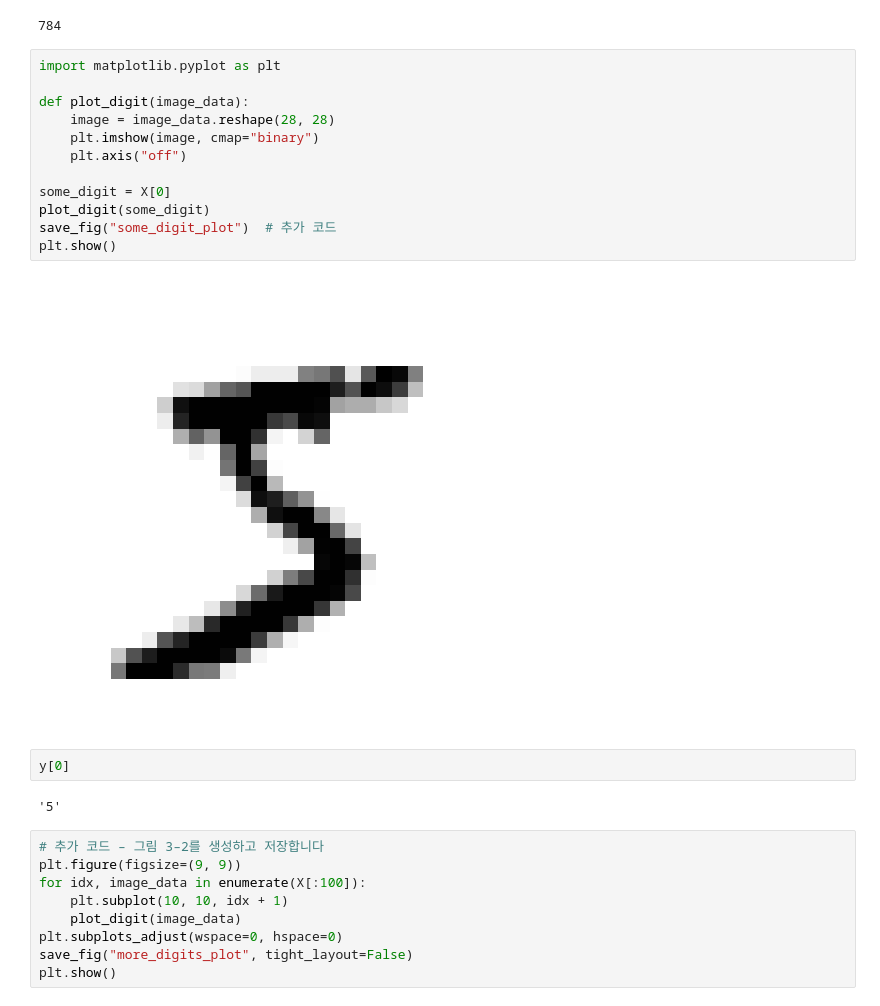
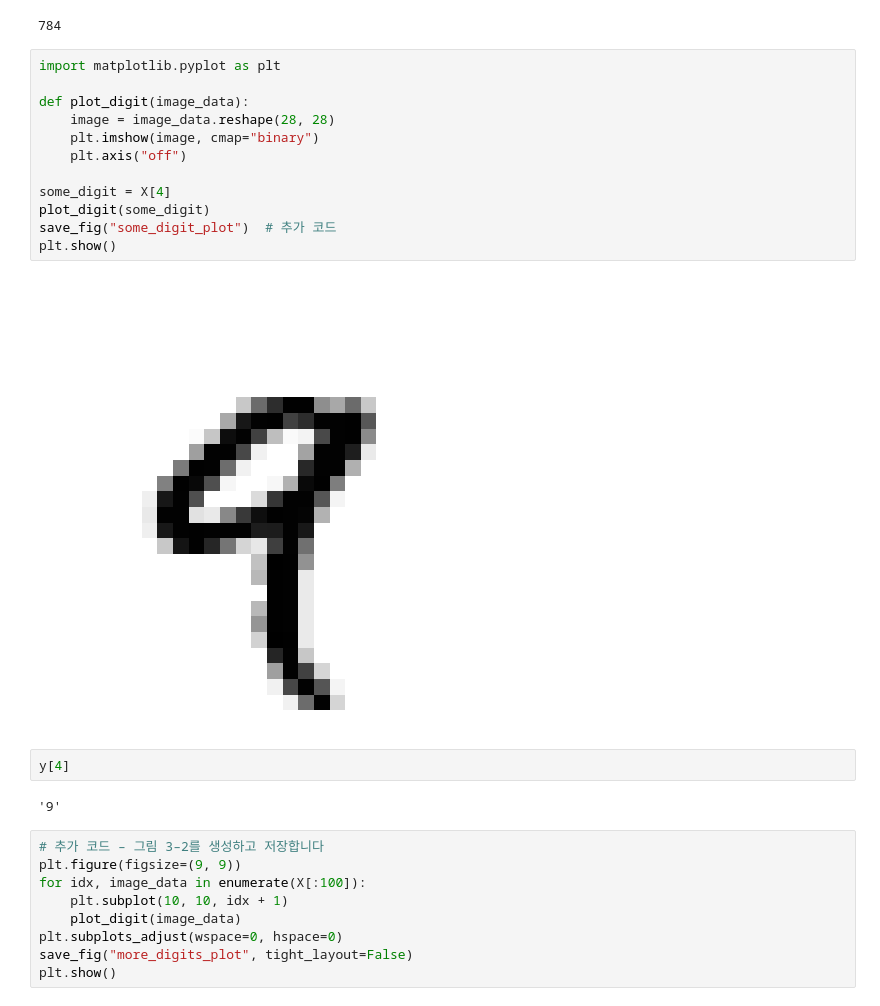
Before and after one commit to KangRyun/handson-ml3, a Jupyter notebook: 03_classification.ipynb, the cells around one changed output. Cells and saved outputs as stored; diff of their text form.

```diff
--- a/03_classification.ipynb
+++ b/03_classification.ipynb
@@ -106,21 +106,21 @@ y.shape
 # %%
 import matplotlib.pyplot as plt
 
 def plot_digit(image_data):
     image = image_data.reshape(28, 28)
     plt.imshow(image, cmap="binary")
     plt.axis("off")
 
-some_digit = X[0]
+some_digit = X[4]
 plot_digit(some_digit)
 save_fig("some_digit_plot")  # 추가 코드
 plt.show()
 # %% [output]
-[figure, old version]
+[figure, new version]
 # %%
-y[0]
+y[4]
 # %% [output]
-'5'
+'9'
 # %%
 # 추가 코드 – 그림 3–2를 생성하고 저장합니다
 plt.figure(figsize=(9, 9))
```
Also changed, not shown: parts of 15 cells of this notebook, 2 other files.
